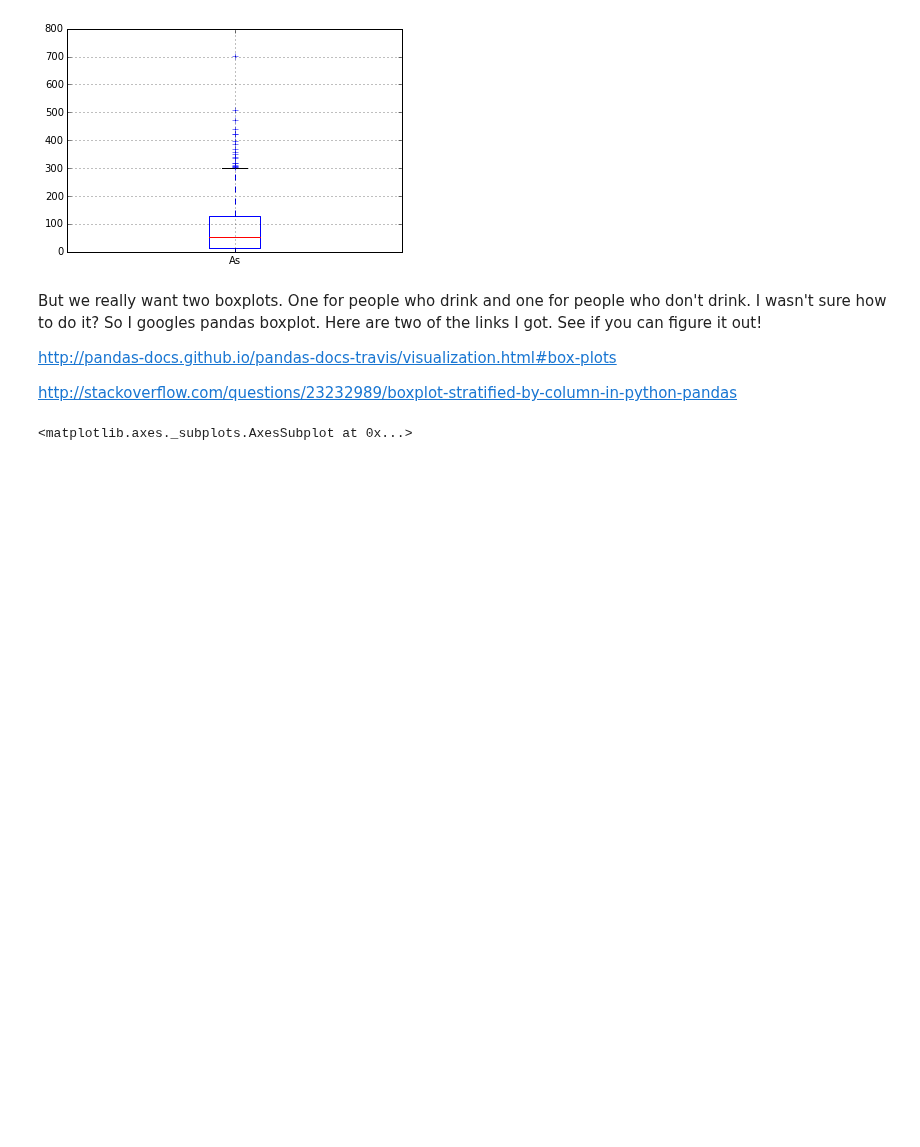
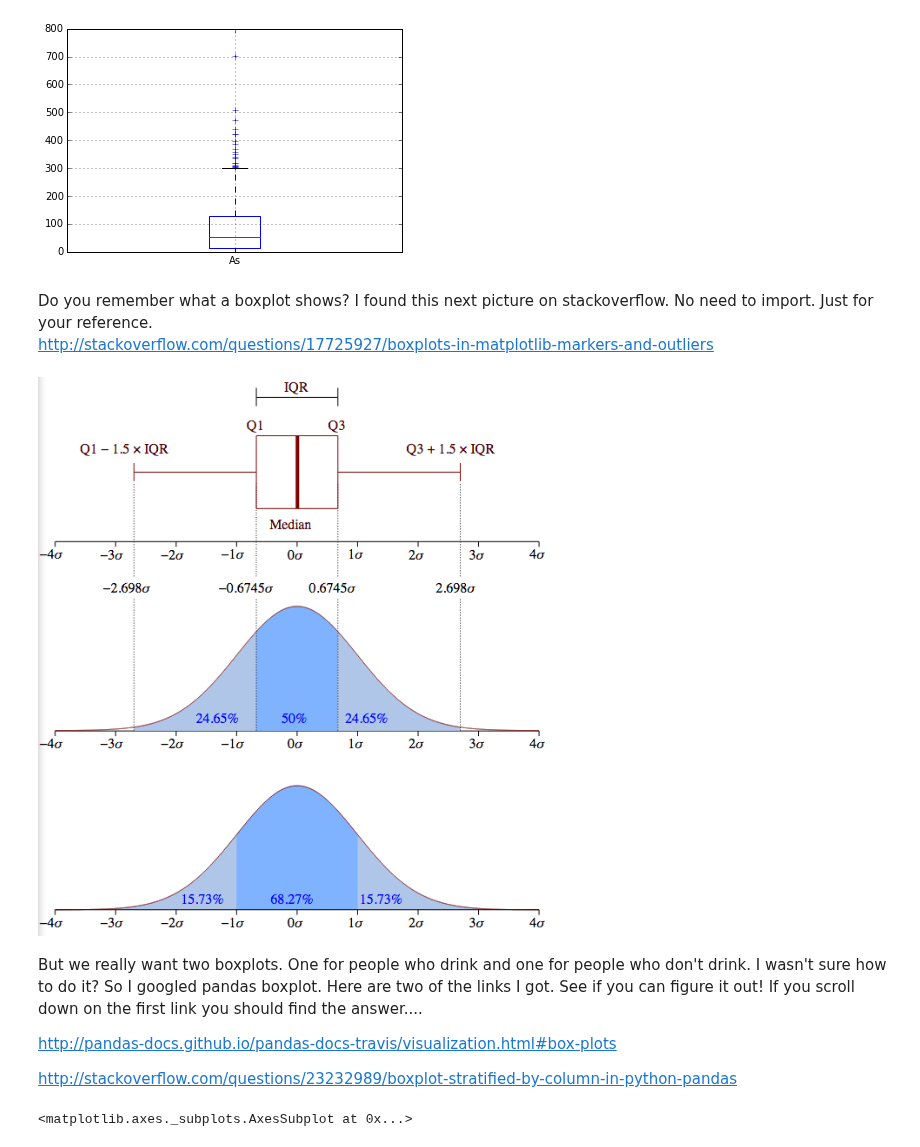
Before and after one commit to bmaillou/BigDataPython, a Jupyter notebook: Pandas_Well_Data.ipynb, the cells around one changed output. Drawn from its saved outputs; the diff is of its cells as text; code cells hidden in the pictures; blank space fills up the shorter version.

```diff
--- a/Pandas_Well_Data.ipynb
+++ b/Pandas_Well_Data.ipynb
@@ -769,8 +792,16 @@ well_data.boxplot(column='As')
  'whiskers': [<matplotlib.lines.Line2D at 0x...>,
   <matplotlib.lines.Line2D at 0x...>]}
 [figure]
+# %% [markdown]
+Do you remember what a boxplot shows? I found this next picture on stackoverflow.  No need to import. Just for your reference.
+http://stackoverflow.com/questions/17725927/boxplots-in-matplotlib-markers-and-outliers
+# %%
+from IPython.display import Image
+Image(filename='boxplot_structure.png',width=600)
+# %% [output]
+[figure, added]
 # %% [markdown]
-But we really want two boxplots.  One for people who drink and one for people who don't drink.  I wasn't sure how to do it?  So I googles pandas boxplot.  Here are two of the links I got.  See if you can figure it out!
+But we really want two boxplots.  One for people who drink and one for people who don't drink.  I wasn't sure how to do it?  So I googled pandas boxplot.  Here are two of the links I got.  See if you can figure it out!  If you scroll down on the first link you should find the answer....
 
 
 http://pandas-docs.github.io/pandas-docs-travis/visualization.html#box-plots
```
Also changed, not shown: parts of 39 cells of this notebook, 1 other file.
